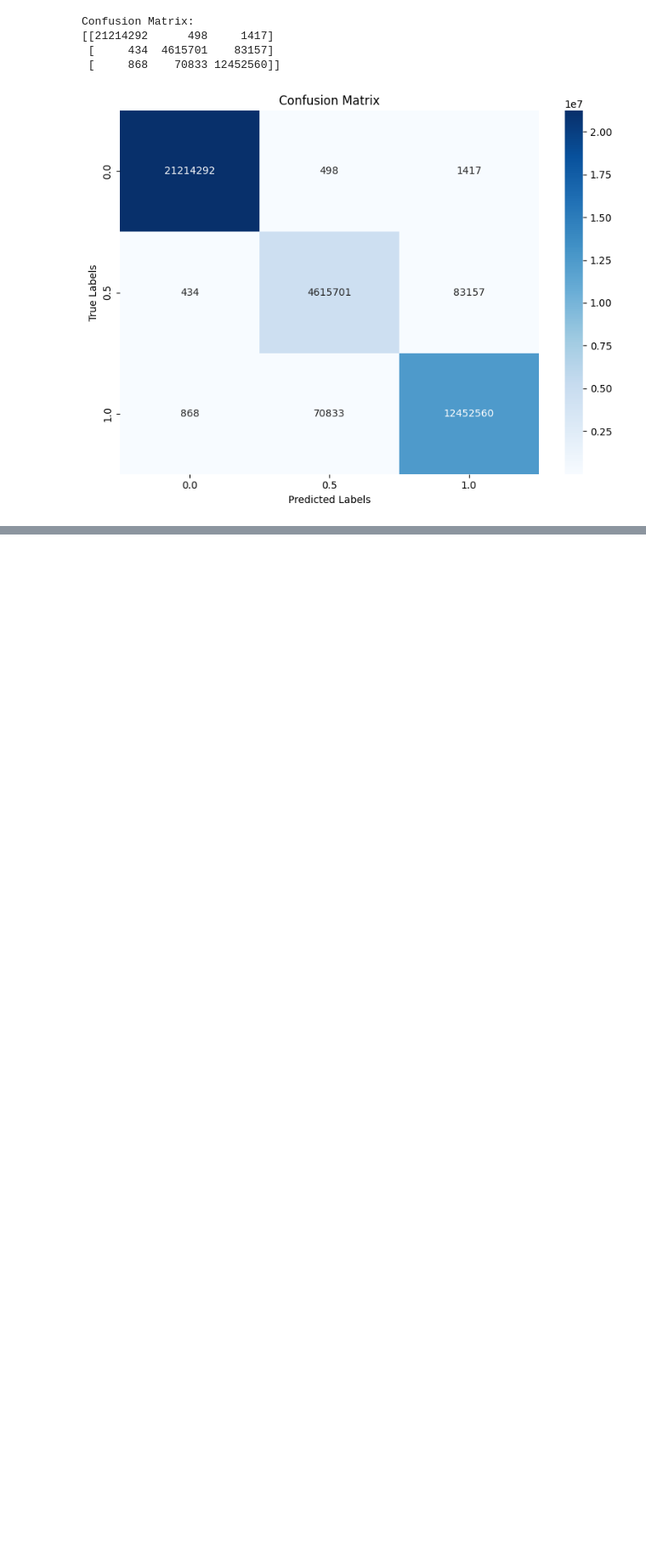
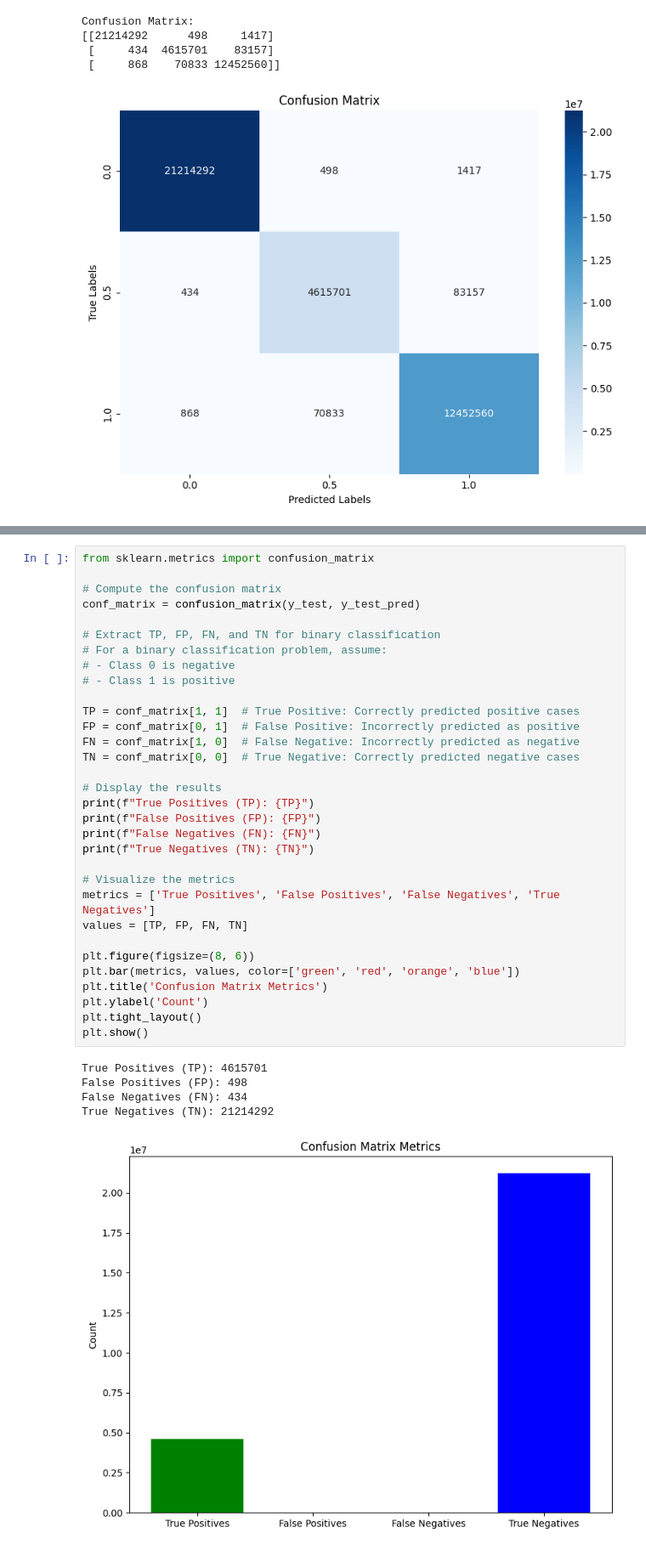
Before and after one commit to BabinRV/Dissertation, a Jupyter notebook: Dissertation_TD_and_IR.ipynb, the cells around one changed output, grey strips where cells are left out. Shown at 85% size. Saved outputs shown, nothing was run; the diff lists cells and outputs as text; blank space fills up the shorter version.

```diff
--- a/Dissertation_TD_and_IR.ipynb
+++ b/Dissertation_TD_and_IR.ipynb
@@ -926,0 +953,38 @@ Confusion Matrix:
+# %%
+from sklearn.metrics import confusion_matrix
+
+# Compute the confusion matrix
+conf_matrix = confusion_matrix(y_test, y_test_pred)
+
+# Extract TP, FP, FN, and TN for binary classification
+# For a binary classification problem, assume:
+# - Class 0 is negative
+# - Class 1 is positive
+
+TP = conf_matrix[1, 1]  # True Positive: Correctly predicted positive cases
+FP = conf_matrix[0, 1]  # False Positive: Incorrectly predicted as positive
+FN = conf_matrix[1, 0]  # False Negative: Incorrectly predicted as negative
+TN = conf_matrix[0, 0]  # True Negative: Correctly predicted negative cases
+
+# Display the results
+print(f"True Positives (TP): {TP}")
+print(f"False Positives (FP): {FP}")
+print(f"False Negatives (FN): {FN}")
+print(f"True Negatives (TN): {TN}")
+
+# Visualize the metrics
+metrics = ['True Positives', 'False Positives', 'False Negatives', 'True Negatives']
+values = [TP, FP, FN, TN]
+
+plt.figure(figsize=(8, 6))
+plt.bar(metrics, values, color=['green', 'red', 'orange', 'blue'])
+plt.title('Confusion Matrix Metrics')
+plt.ylabel('Count')
+plt.tight_layout()
+plt.show()
+# %% [output]
+True Positives (TP): 4615701
+False Positives (FP): 498
+False Negatives (FN): 434
+True Negatives (TN): 21214292
+[figure, added]
```
Also changed, not shown: parts of 1 cell of this notebook.
